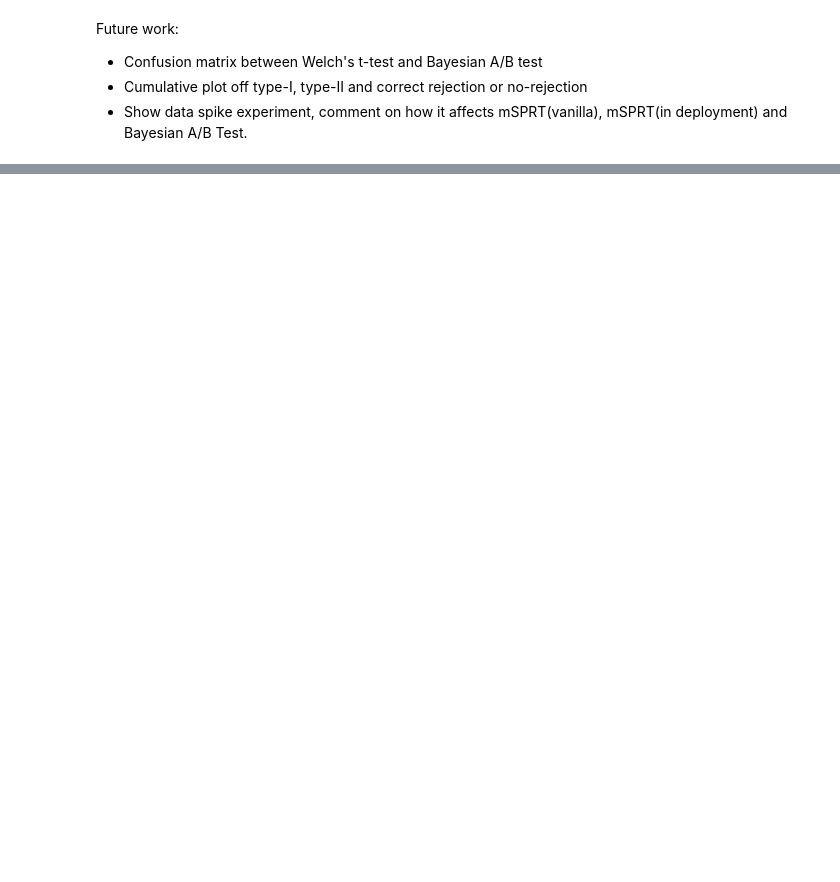
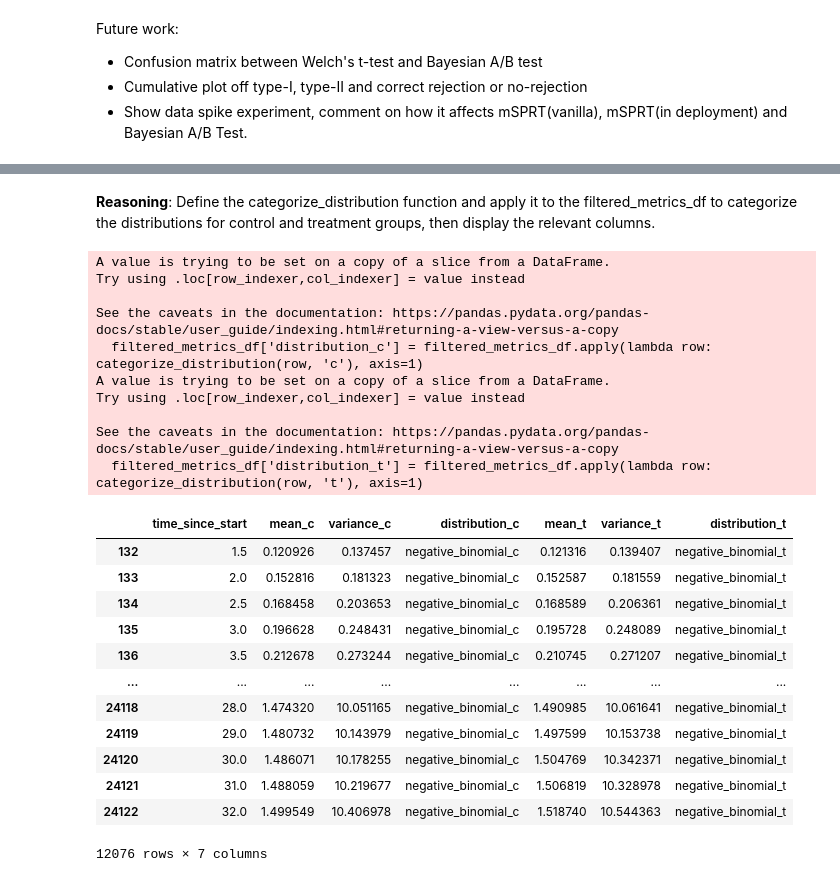
Before and after one commit to madanmohan-venkatesan/notebooks, a Jupyter notebook: oce-dataset.ipynb, the cells around one changed output, grey strips where cells are left out. Cells and saved outputs as stored; diff of their text form; code cells hidden in the pictures; blank space fills up the shorter version.

```diff
--- a/oce-dataset.ipynb
+++ b/oce-dataset.ipynb
@@ -700,0 +786,2 @@ Future work:
+# %%
+filtered_metrics_df = abtest_metrics_df[abtest_metrics_df['metric_id'].isin([2, 3])]
@@ -700,0 +793,43 @@ Future work:
+# %% [markdown]
+**Reasoning**:
+Define the categorize_distribution function and apply it to the filtered_metrics_df to categorize the distributions for control and treatment groups, then display the relevant columns.
+# %%
+def categorize_distribution(row, group):
+    mean = row[f'mean_{group}']
+    variance = row[f'variance_{group}']
+
+    if np.isclose(mean, variance):
+        return f'poisson_{group}'
+    elif variance < mean:
+        return f'binomial_{group}'
+    else:
+        return f'negative_binomial_{group}'
+
+filtered_metrics_df['distribution_c'] = filtered_metrics_df.apply(lambda row: categorize_distribution(row, 'c'), axis=1)
+filtered_metrics_df['distribution_t'] = filtered_metrics_df.apply(lambda row: categorize_distribution(row, 't'), axis=1)
+
+display(filtered_metrics_df[['time_since_start', 'mean_c', 'variance_c', 'distribution_c', 'mean_t', 'variance_t', 'distribution_t']])
+# %% [output]
+A value is trying to be set on a copy of a slice from a DataFrame.
+Try using .loc[row_indexer,col_indexer] = value instead
+
+See the caveats in the documentation: https://pandas.pydata.org/pandas-docs/stable/user_guide/indexing.html#returning-a-view-versus-a-copy
+  filtered_metrics_df['distribution_c'] = filtered_metrics_df.apply(lambda row: categorize_distribution(row, 'c'), axis=1)
+A value is trying to be set on a copy of a slice from a DataFrame.
+Try using .loc[row_indexer,col_indexer] = value instead
+
+See the caveats in the documentation: https://pandas.pydata.org/pandas-docs/stable/user_guide/indexing.html#returning-a-view-versus-a-copy
+  filtered_metrics_df['distribution_t'] = filtered_metrics_df.apply(lambda row: categorize_distribution(row, 't'), axis=1)
+|  | time_since_start | mean_c | variance_c | distribution_c | mean_t | variance_t | distribution_t |
+| 132 | 1.5 | 0.120926 | 0.137457 | negative_binomial_c | 0.121316 | 0.139407 | negative_binomial_t |
+| 133 | 2.0 | 0.152816 | 0.181323 | negative_binomial_c | 0.152587 | 0.181559 | negative_binomial_t |
+| 134 | 2.5 | 0.168458 | 0.203653 | negative_binomial_c | 0.168589 | 0.206361 | negative_binomial_t |
+| 135 | 3.0 | 0.196628 | 0.248431 | negative_binomial_c | 0.195728 | 0.248089 | negative_binomial_t |
+| 136 | 3.5 | 0.212678 | 0.273244 | negative_binomial_c | 0.210745 | 0.271207 | negative_binomial_t |
+| ... | ... | ... | ... | ... | ... | ... | ... |
+| 24118 | 28.0 | 1.474320 | 10.051165 | negative_binomial_c | 1.490985 | 10.061641 | negative_binomial_t |
+| 24119 | 29.0 | 1.480732 | 10.143979 | negative_binomial_c | 1.497599 | 10.153738 | negative_binomial_t |
+| 24120 | 30.0 | 1.486071 | 10.178255 | negative_binomial_c | 1.504769 | 10.342371 | negative_binomial_t |
+| 24121 | 31.0 | 1.488059 | 10.219677 | negative_binomial_c | 1.506819 | 10.328978 | negative_binomial_t |
+| 24122 | 32.0 | 1.499549 | 10.406978 | negative_binomial_c | 1.518740 | 10.544363 | negative_binomial_t |
+12076 rows × 7 columns
```
Also changed, not shown: parts of 22 cells of this notebook.
